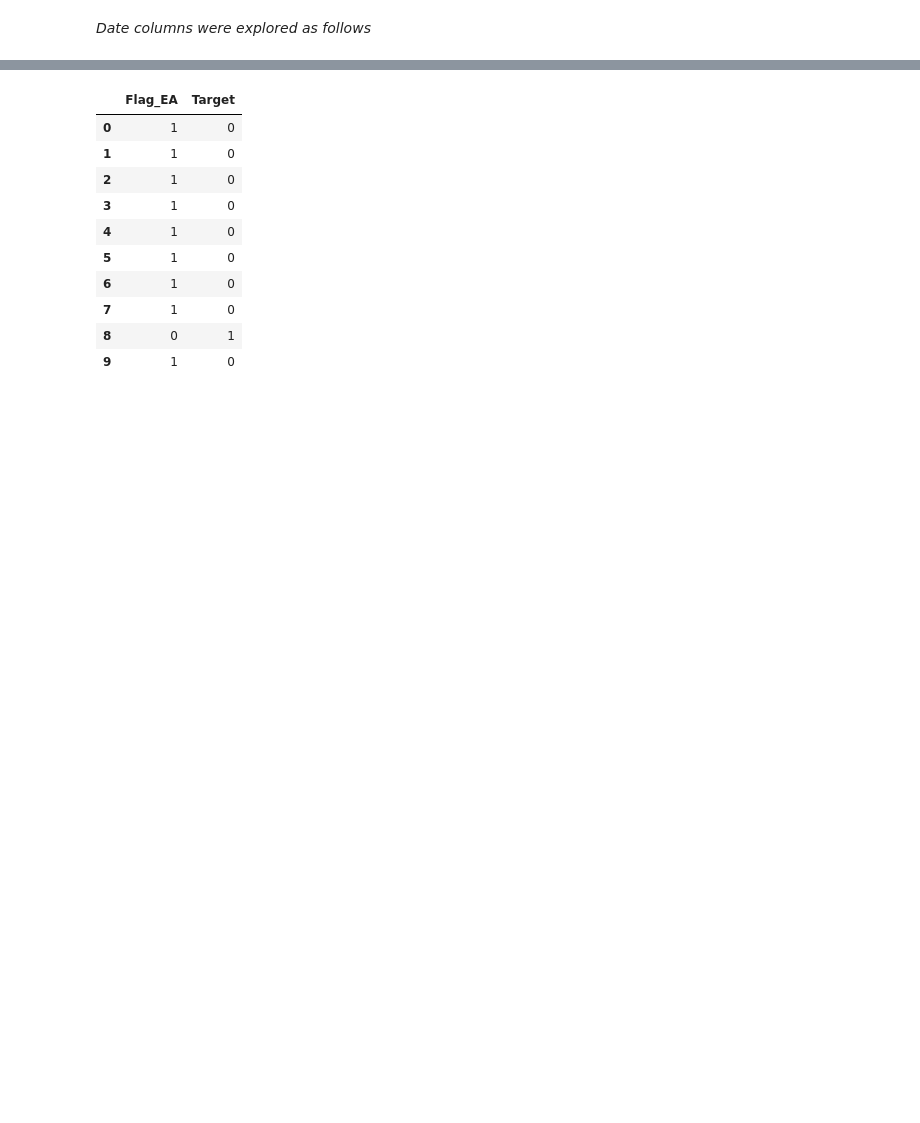
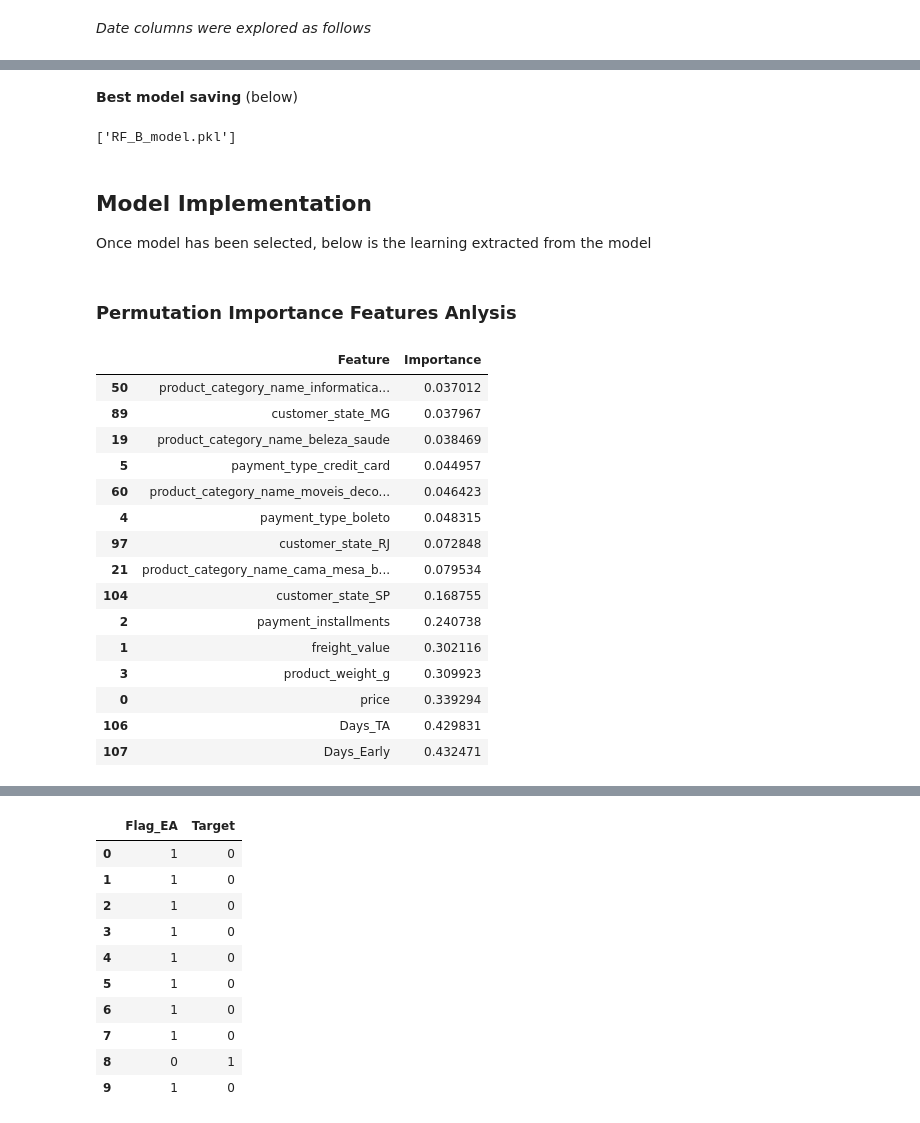
Before and after one commit to SaulKGM3/Brazilian_Ecommerce_Review_Analysis, a Jupyter notebook: Notebook/Brasil_ECom.ipynb, the cells around one changed output, grey strips where cells are left out. Cells and saved outputs as stored; diff of their text form; code cells hidden in the pictures; blank space fills up the shorter version.

```diff
--- a/Notebook/Brasil_ECom.ipynb
+++ b/Notebook/Brasil_ECom.ipynb
@@ -502,0 +369,33 @@ EA_GR:95.10%
+# %%
+### Basic Tuning for selected model testing
+from sklearn.ensemble import RandomForestClassifier
+from sklearn.model_selection import GridSearchCV
+from sklearn.metrics import classification_report, f1_score, accuracy_score
+
+
+RF_B_T = RandomForestClassifier(random_state=42, class_weight='balanced')
+
+param_grid = {
+    'n_estimators': [100, 200],
+    'max_depth': [None, 10, 20],
+    'min_samples_split': [2, 5],
+}
+
+grid = GridSearchCV(
+    RF_B_T,
+    param_grid,
+    scoring='f1',
+    cv=5,
+    n_jobs=-1,
+    verbose=1
+)
+
+grid.fit(x_train, y_train)
+
+RF_B_T = grid.best_estimator_
+y_pred = RF_B_T.predict(x_test)
+
+# Performance Evaluation
+print('f1_score:', f1_score(y_test, y_pred, average='binary'))
+print('accuracy_score:', accuracy_score(y_test, y_pred))
+print(classification_report(y_test, y_pred, digits=4))
@@ -502,0 +436,39 @@ EA_GR:95.10%
+# %% [markdown]
+**Best model saving** (below)
+# %%
+import joblib
+joblib.dump(RF_B, 'RF_B_model.pkl')
+# %% [output]
+['RF_B_model.pkl']
+# %% [markdown]
+## Model Implementation
+Once model has been selected, below is the learning extracted from the model
+# %% [markdown]
+### Permutation Importance Features Anlysis
+# %%
+### Used for interpretability in final model
+from sklearn.inspection import permutation_importance
+
+result = permutation_importance(RF_B, x_train, y_train, scoring='f1', n_repeats=5, random_state=42, n_jobs=-1)
+importances_df = pd.DataFrame({
+    'Feature': x_train.columns,
+    'Importance': result.importances_mean
+}).sort_values(by = "Importance")
+importances_df[-15:]
+# %% [output]
+|  | Feature | Importance |
+| 50 | product_category_name_informatica... | 0.037012 |
+| 89 | customer_state_MG | 0.037967 |
+| 19 | product_category_name_beleza_saude | 0.038469 |
+| 5 | payment_type_credit_card | 0.044957 |
+| 60 | product_category_name_moveis_deco... | 0.046423 |
+| 4 | payment_type_boleto | 0.048315 |
+| 97 | customer_state_RJ | 0.072848 |
+| 21 | product_category_name_cama_mesa_b... | 0.079534 |
+| 104 | customer_state_SP | 0.168755 |
+| 2 | payment_installments | 0.240738 |
+| 1 | freight_value | 0.302116 |
+| 3 | product_weight_g | 0.309923 |
+| 0 | price | 0.339294 |
+| 106 | Days_TA | 0.429831 |
+| 107 | Days_Early | 0.432471 |
```
Also changed, not shown: parts of 85 cells of this notebook, 5 other files.
